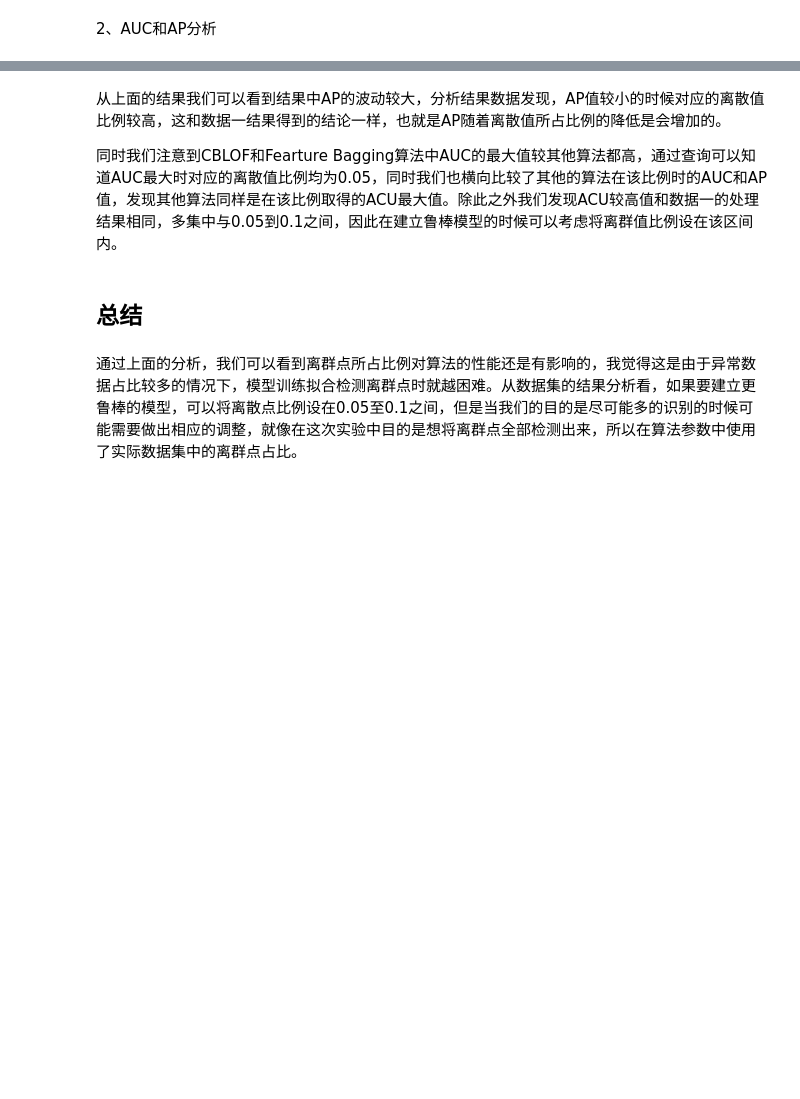
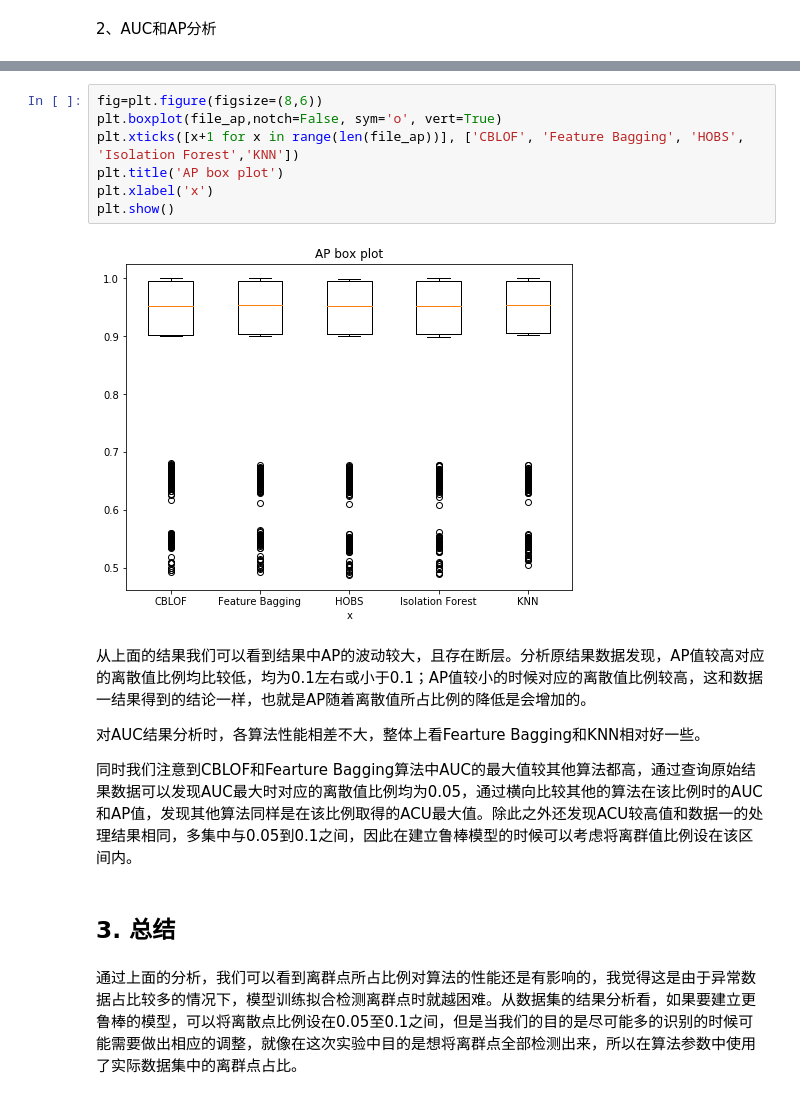
Before and after one commit to zzsynl126/Datamining_homework4, a Jupyter notebook: homework_4.ipynb, the cells around one changed output, grey strips where cells are left out. Cells and saved outputs as stored; diff of their text form; blank space fills up the shorter version.

```diff
--- a/homework_4.ipynb
+++ b/homework_4.ipynb
@@ -391,8 +538,19 @@ AUC最大值为0.75，最小值为0.48，平均值为0.52，AP在0.5到1之间
+# %%
+fig=plt.figure(figsize=(8,6))
+plt.boxplot(file_ap,notch=False, sym='o', vert=True)
+plt.xticks([x+1 for x in range(len(file_ap))], ['CBLOF', 'Feature Bagging', 'HOBS', 'Isolation Forest','KNN'])
+plt.title('AP box plot')
+plt.xlabel('x')
+plt.show()
+# %% [output]
+[figure, added]
 # %% [markdown]
-从上面的结果我们可以看到结果中AP的波动较大，分析结果数据发现，AP值较小的时候对应的离散值比例较高，这和数据一结果得到的结论一样，也就是AP随着离散值所占比例的降低是会增加的。
+从上面的结果我们可以看到结果中AP的波动较大，且存在断层。分析原结果数据发现，AP值较高对应的离散值比例均比较低，均为0.1左右或小于0.1；AP值较小的时候对应的离散值比例较高，这和数据一结果得到的结论一样，也就是AP随着离散值所占比例的降低是会增加的。
 
-同时我们注意到CBLOF和Fearture Bagging算法中AUC的最大值较其他算法都高，通过查询可以知道AUC最大时对应的离散值比例均为0.05，同时我们也横向比较了其他的算法在该比例时的AUC和AP值，发现其他算法同样是在该比例取得的ACU最大值。除此之外我们发现ACU较高值和数据一的处理结果相同，多集中与0.05到0.1之间，因此在建立鲁棒模型的时候可以考虑将离群值比例设在该区间内。
+对AUC结果分析时，各算法性能相差不大，整体上看Fearture Bagging和KNN相对好一些。
+
+同时我们注意到CBLOF和Fearture Bagging算法中AUC的最大值较其他算法都高，通过查询原始结果数据可以发现AUC最大时对应的离散值比例均为0.05，通过横向比较其他的算法在该比例时的AUC和AP值，发现其他算法同样是在该比例取得的ACU最大值。除此之外还发现ACU较高值和数据一的处理结果相同，多集中与0.05到0.1之间，因此在建立鲁棒模型的时候可以考虑将离群值比例设在该区间内。
 # %% [markdown]
-## 总结
+## 3. 总结
 # %% [markdown]
 通过上面的分析，我们可以看到离群点所占比例对算法的性能还是有影响的，我觉得这是由于异常数据占比较多的情况下，模型训练拟合检测离群点时就越困难。从数据集的结果分析看，如果要建立更鲁棒的模型，可以将离散点比例设在0.05至0.1之间，但是当我们的目的是尽可能多的识别的时候可能需要做出相应的调整，就像在这次实验中目的是想将离群点全部检测出来，所以在算法参数中使用了实际数据集中的离群点占比。
```
Also changed, not shown: parts of 27 cells of this notebook, 1 other file.
